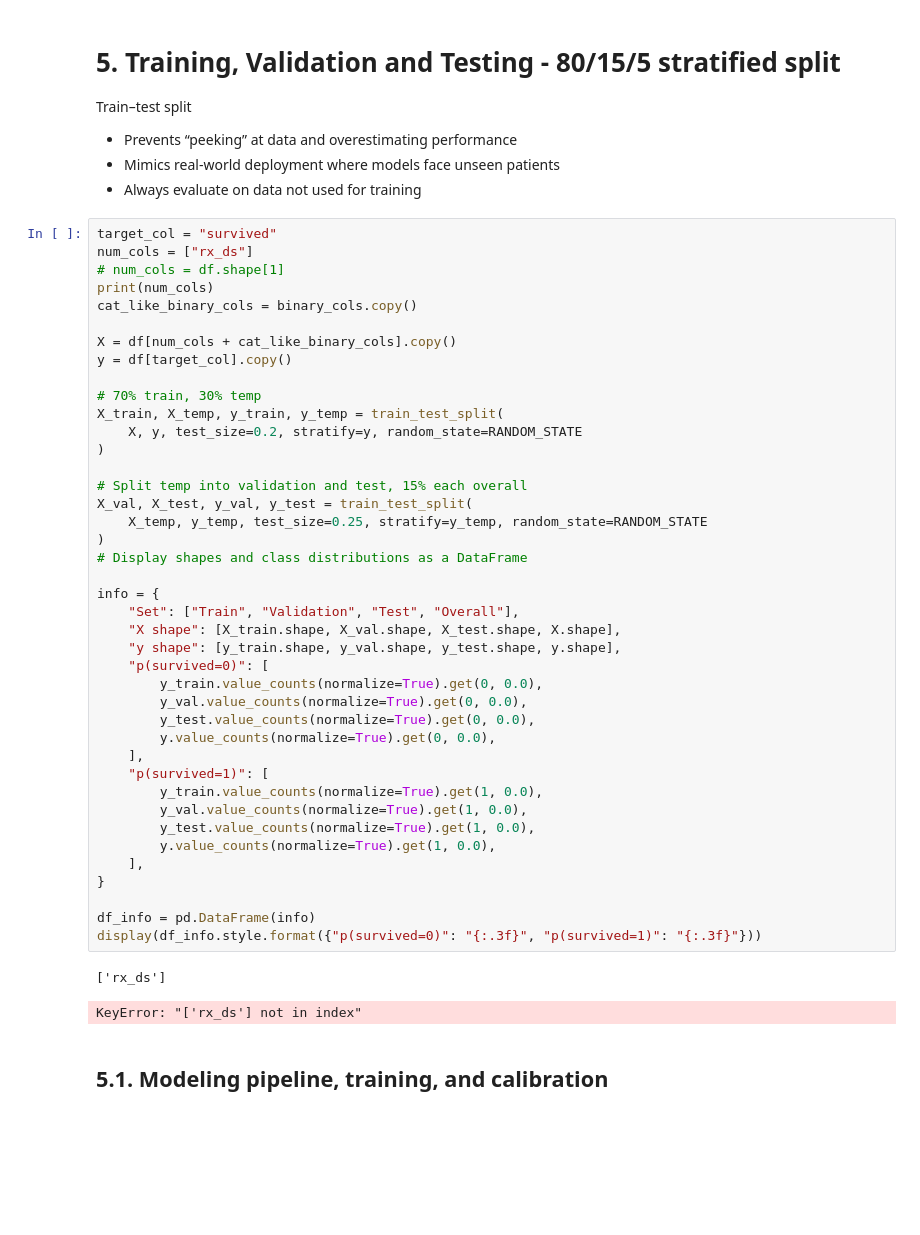
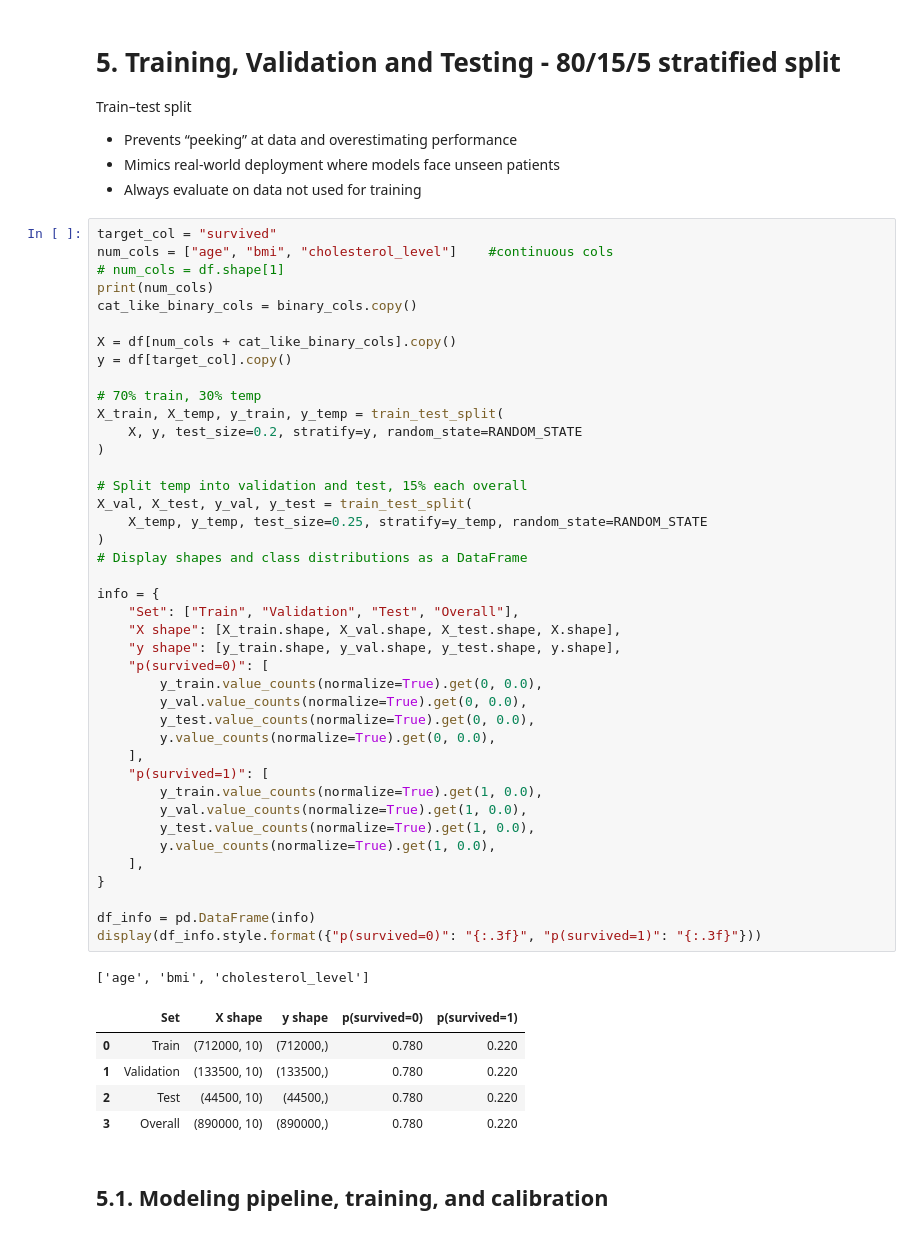
Before and after one commit to apayne185/RAI_opioid_risk_prevention, a Jupyter notebook: ML4HL_OD_RAI_toolbox.ipynb, the cells around one changed output. Saved outputs shown, nothing was run; the diff lists cells and outputs as text; blank space fills up the shorter version.

```diff
--- a/ML4HL_OD_RAI_toolbox.ipynb
+++ b/ML4HL_OD_RAI_toolbox.ipynb
@@ -942,7 +944,7 @@ Train–test split
 - Always evaluate on data not used for training
 # %%
 target_col = "survived"
-num_cols = ["rx_ds"]
+num_cols = ["age", "bmi", "cholesterol_level"]    #continuous cols
 # num_cols = df.shape[1]
 print(num_cols)
 cat_like_binary_cols = binary_cols.copy()
@@ -955,35 +957,39 @@ X_train, X_temp, y_train, y_temp = train_test_split(
     X, y, test_size=0.2, stratify=y, random_state=RANDOM_STATE
 )
 
 # Split temp into validation and test, 15% each overall
 X_val, X_test, y_val, y_test = train_test_split(
     X_temp, y_temp, test_size=0.25, stratify=y_temp, random_state=RANDOM_STATE
 )
 # Display shapes and class distributions as a DataFrame
 
 info = {
     "Set": ["Train", "Validation", "Test", "Overall"],
     "X shape": [X_train.shape, X_val.shape, X_test.shape, X.shape],
     "y shape": [y_train.shape, y_val.shape, y_test.shape, y.shape],
     "p(survived=0)": [
         y_train.value_counts(normalize=True).get(0, 0.0),
         y_val.value_counts(normalize=True).get(0, 0.0),
         y_test.value_counts(normalize=True).get(0, 0.0),
         y.value_counts(normalize=True).get(0, 0.0),
     ],
     "p(survived=1)": [
         y_train.value_counts(normalize=True).get(1, 0.0),
         y_val.value_counts(normalize=True).get(1, 0.0),
         y_test.value_counts(normalize=True).get(1, 0.0),
         y.value_counts(normalize=True).get(1, 0.0),
     ],
 }
 
 df_info = pd.DataFrame(info)
 display(df_info.style.format({"p(survived=0)": "{:.3f}", "p(survived=1)": "{:.3f}"}))
 # %% [output]
-['rx_ds']
+['age', 'bmi', 'cholesterol_level']
-KeyError: "['rx_ds'] not in index"
+|  | Set | X shape | y shape | p(survived=0) | p(survived=1) |
+| 0 | Train | (712000, 10) | (712000,) | 0.780 | 0.220 |
+| 1 | Validation | (133500, 10) | (133500,) | 0.780 | 0.220 |
+| 2 | Test | (44500, 10) | (44500,) | 0.780 | 0.220 |
+| 3 | Overall | (890000, 10) | (890000,) | 0.780 | 0.220 |
 # %% [markdown]
 ## 5.1. Modeling pipeline, training, and calibration
 # %% [markdown]
```
Also changed, not shown: parts of 4 cells of this notebook.
